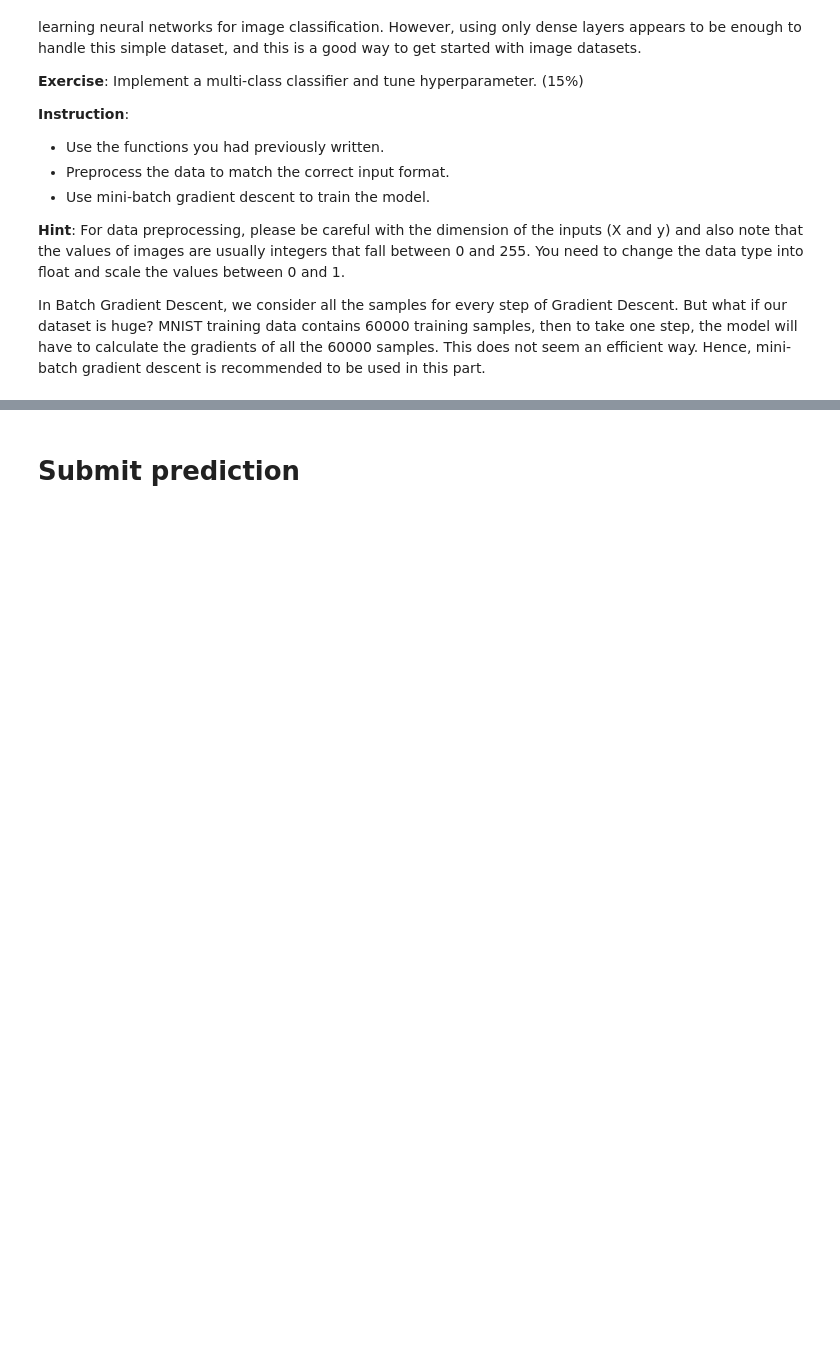
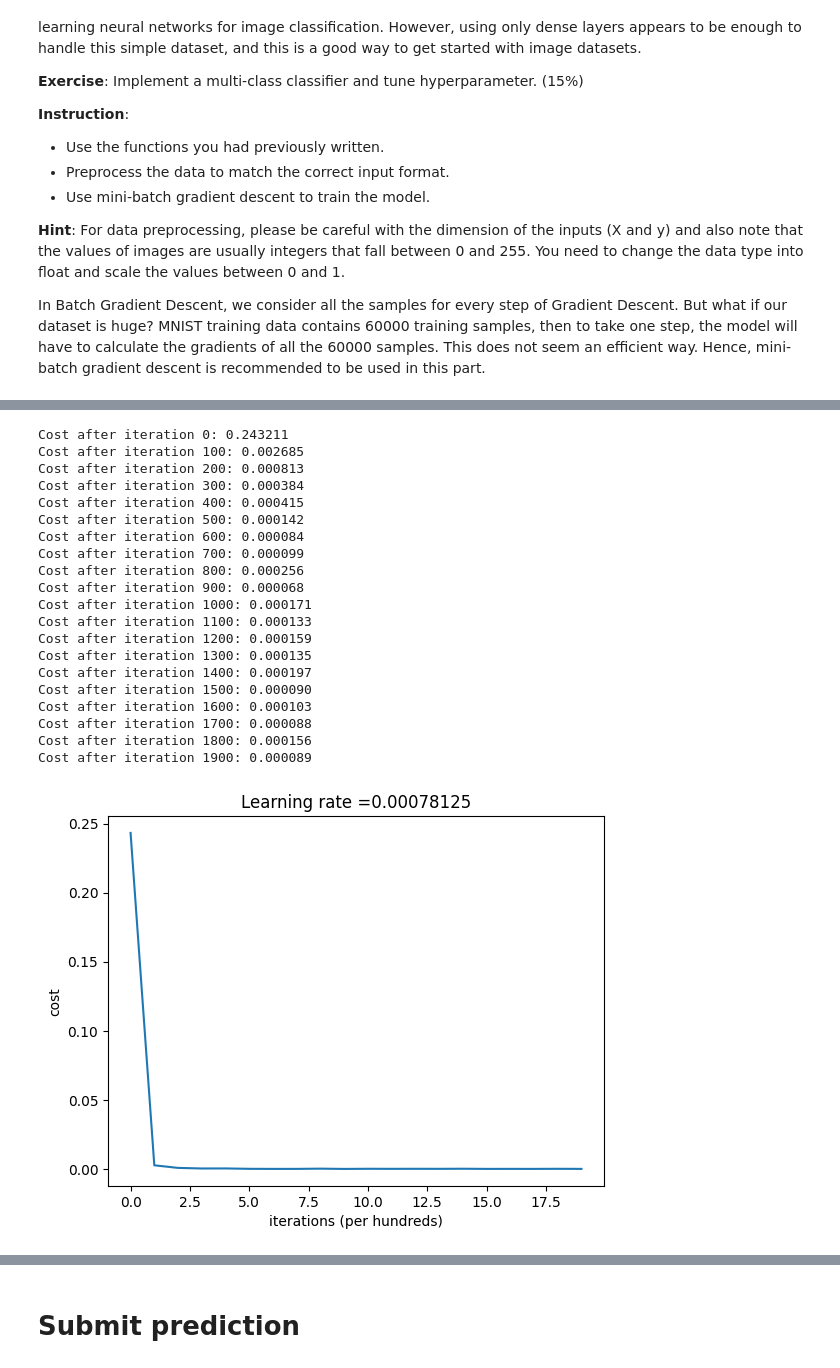
Before and after one commit to yuxunnn/NTHU_ML2022, a Jupyter notebook: Hw3/HW3_Neural_Network.ipynb, the cells around one changed output, grey strips where cells are left out. Saved outputs shown, nothing was run; the diff lists cells and outputs as text; code cells hidden in the pictures; blank space fills up the shorter version.

```diff
--- a/Hw3/HW3_Neural_Network.ipynb
+++ b/Hw3/HW3_Neural_Network.ipynb
@@ -1437,10 +1595,10 @@ def random_mini_batches(X, Y, mini_batch_size = 64):
 # costs = []                         # keep track of cost
 # model = Model(layers_dims, activation_fn)
 
-layers_dims = [784, 196, 49, 10]
+layers_dims = [784, 196, 56, 10]
 activation_fn = ["relu", "relu", "softmax"]
-learning_rate = 0.008
-num_iterations = 1500
+learning_rate = 0.2
+num_iterations = 2000
 batch_size = 200
 print_cost = True
 classes = 10
@@ -1458,32 +1616,58 @@ for i in range(0, num_iterations):
         AL = model.forward(X=x_batch)
 
         # compute cost
         # if classes == 2:
         #     cost = None
         # else:
         #     cost = None
         if classes == 2:
             cost = compute_BCE_cost(AL=AL, Y=y_batch)
         else:
             cost = compute_CCE_cost(AL=AL, Y=y_batch)
 
         # backward
         # dA_prev = None
         dA_prev = model.backward(AL=AL, Y=y_batch)
         # update
         # None
         model.update(learning_rate=learning_rate)
 
+    if i % 500 == 0:
+        learning_rate /= 4
+
     if print_cost and i % 100 == 0:
         print ("Cost after iteration %i: %f" %(i, cost))
         costs.append(cost)
+
 
 # plot the cost
 plt.plot(np.squeeze(costs))
 plt.ylabel('cost')
 plt.xlabel('iterations (per hundreds)')
 plt.title("Learning rate =" + str(learning_rate))
 plt.show()
 ### END CODE HERE ###
+# %% [output]
+Cost after iteration 0: 0.243211
+Cost after iteration 100: 0.002685
+Cost after iteration 200: 0.000813
+Cost after iteration 300: 0.000384
+Cost after iteration 400: 0.000415
+Cost after iteration 500: 0.000142
+Cost after iteration 600: 0.000084
+Cost after iteration 700: 0.000099
+Cost after iteration 800: 0.000256
+Cost after iteration 900: 0.000068
+Cost after iteration 1000: 0.000171
+Cost after iteration 1100: 0.000133
+Cost after iteration 1200: 0.000159
+Cost after iteration 1300: 0.000135
+Cost after iteration 1400: 0.000197
+Cost after iteration 1500: 0.000090
+Cost after iteration 1600: 0.000103
+Cost after iteration 1700: 0.000088
+Cost after iteration 1800: 0.000156
+Cost after iteration 1900: 0.000089
+[figure, added]
 # %%
 pred_train = predict(X_train, y_train, model, 10)
```
Also changed, not shown: parts of 25 cells of this notebook, 3 other files.
